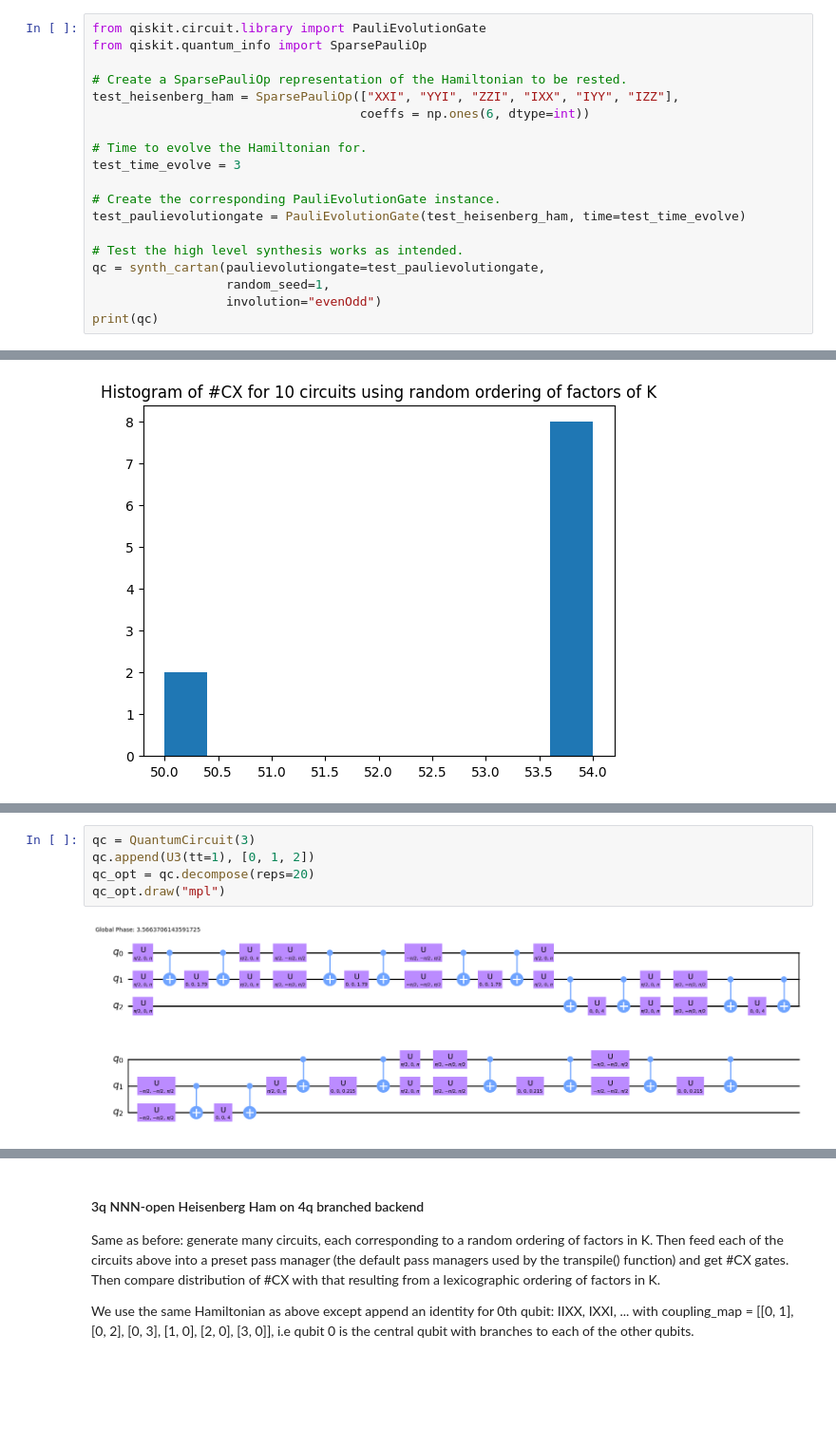
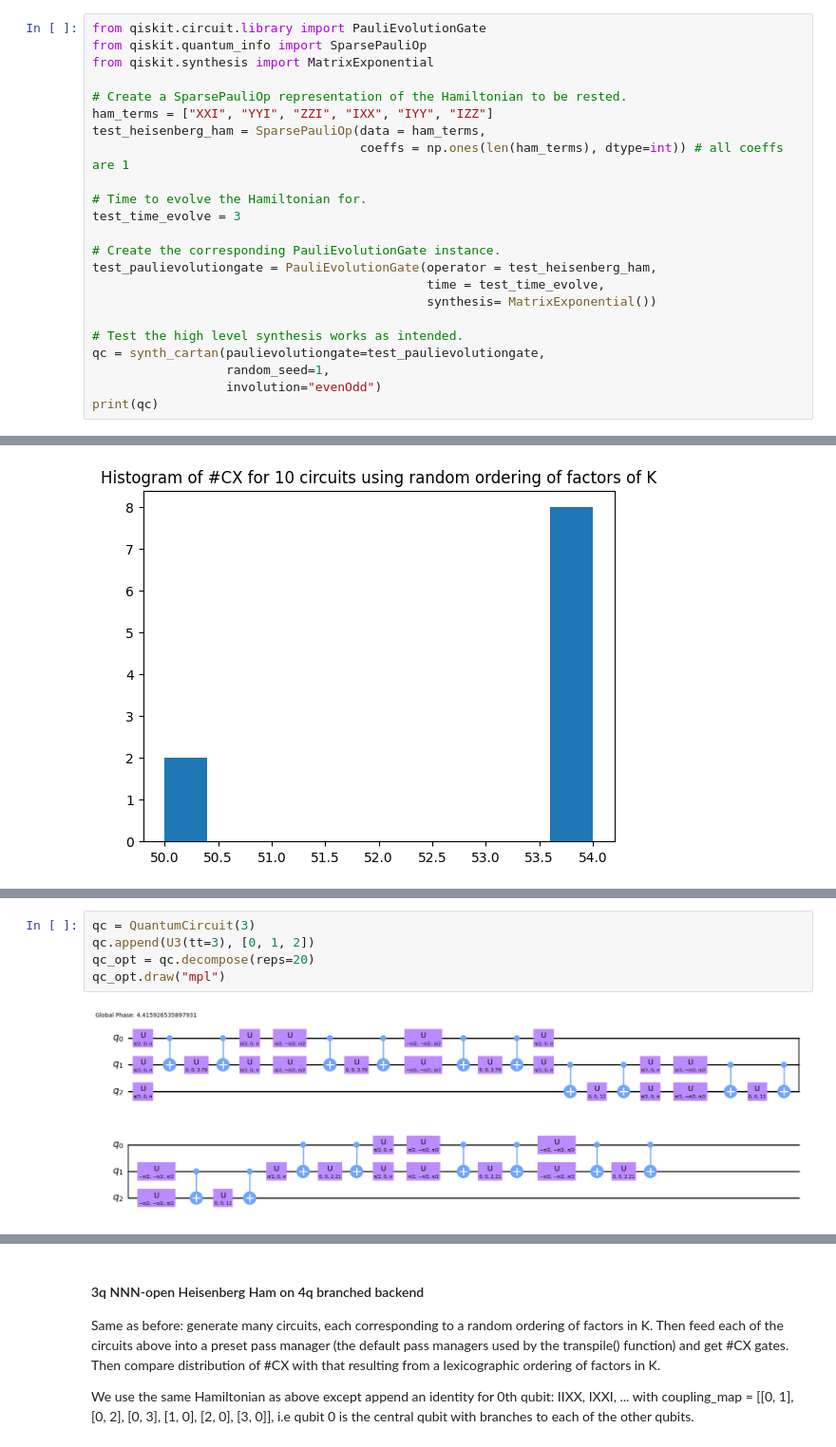
Before and after one commit to richarddengli/cartan-quantum-synthesizer, a Jupyter notebook: IBM-2023-internship-project/qiskit-cartan/testing_cartan_plugin.ipynb, the cells around one changed output, grey strips where cells are left out. Shown: that part at 95% size. Saved outputs shown, nothing was run; the diff lists cells and outputs as text; blank space fills up the shorter version.

```diff
--- a/IBM-2023-internship-project/qiskit-cartan/testing_cartan_plugin.ipynb
+++ b/IBM-2023-internship-project/qiskit-cartan/testing_cartan_plugin.ipynb
@@ -13,16 +16,20 @@ logging.basicConfig()
 # %%
 from qiskit.circuit.library import PauliEvolutionGate
 from qiskit.quantum_info import SparsePauliOp
+from qiskit.synthesis import MatrixExponential
 
 # Create a SparsePauliOp representation of the Hamiltonian to be rested.
-test_heisenberg_ham = SparsePauliOp(["XXI", "YYI", "ZZI", "IXX", "IYY", "IZZ"],
-                                    coeffs = np.ones(6, dtype=int))
+ham_terms = ["XXI", "YYI", "ZZI", "IXX", "IYY", "IZZ"]
+test_heisenberg_ham = SparsePauliOp(data = ham_terms,
+                                    coeffs = np.ones(len(ham_terms), dtype=int)) # all coeffs are 1
 
 # Time to evolve the Hamiltonian for.
 test_time_evolve = 3
 
 # Create the corresponding PauliEvolutionGate instance.
-test_paulievolutiongate = PauliEvolutionGate(test_heisenberg_ham, time=test_time_evolve)
+test_paulievolutiongate = PauliEvolutionGate(operator = test_heisenberg_ham,
+                                             time = test_time_evolve,
+                                             synthesis= MatrixExponential())
 
 # Test the high level synthesis works as intended.
 qc = synth_cartan(paulievolutiongate=test_paulievolutiongate,
@@ -439,9 +464,9 @@ class U3(Gate):
 tt = Parameter('t')
 # %%
 qc = QuantumCircuit(3)
-qc.append(U3(tt=1), [0, 1, 2])
+qc.append(U3(tt=3), [0, 1, 2])
 qc_opt = qc.decompose(reps=20)
 qc_opt.draw("mpl")
 # %% [output]
-[figure, old version]
+[figure, new version]
 # %%
```
Also changed, not shown: parts of 26 cells of this notebook, 11 other files.
